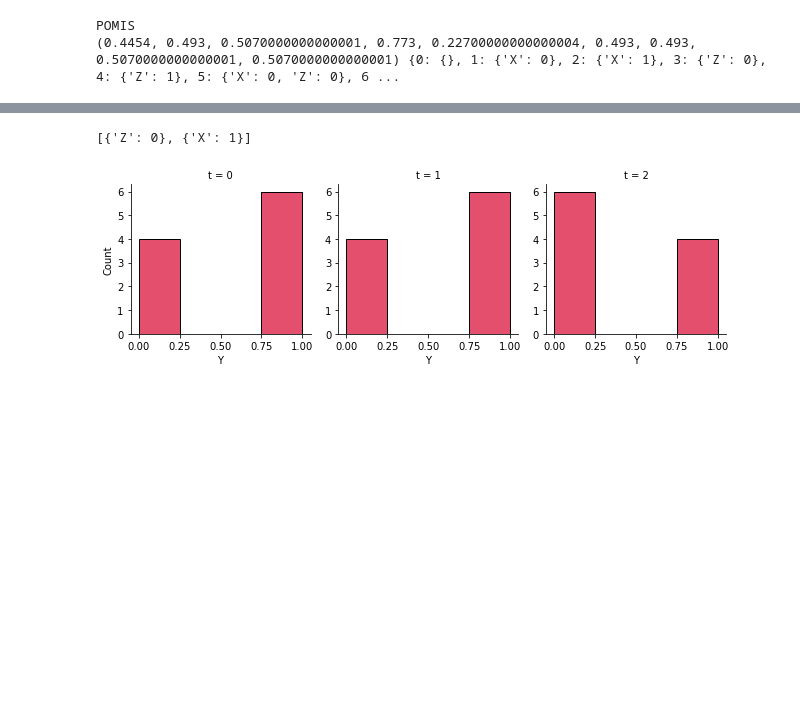
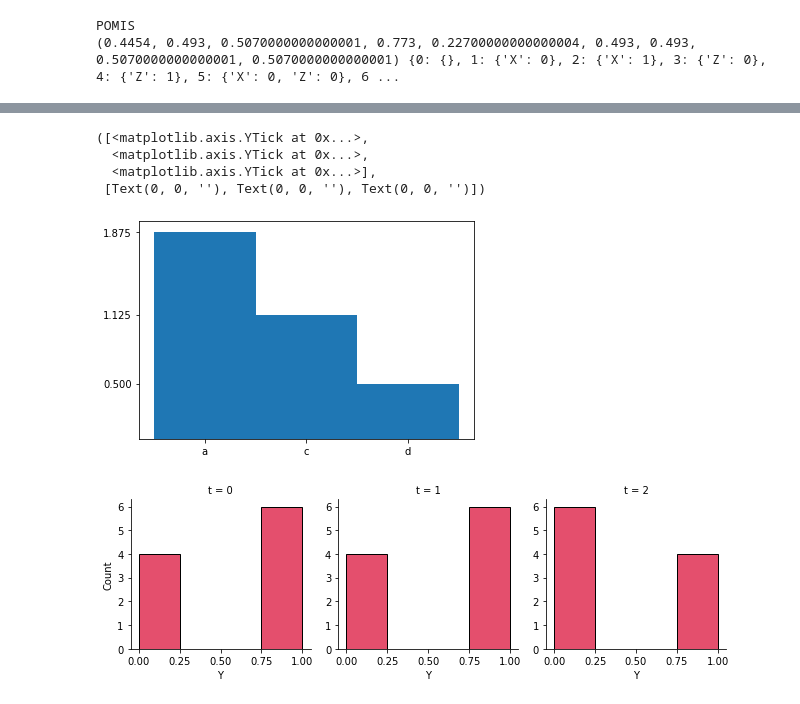
Before and after one commit to neildhir/non-stationary-causal-bandits, a Jupyter notebook: notebooks/demo.ipynb, the cells around one changed output, grey strips where cells are left out. Saved outputs shown, nothing was run; the diff lists cells and outputs as text; code cells hidden in the pictures; blank space fills up the shorter version.

Commit message:
Started making plots for workshop paper

```diff
--- a/notebooks/demo.ipynb
+++ b/notebooks/demo.ipynb
@@ -170,7 +179,21 @@ TypeError: unsupported operand type(s) for /: 'collections.defaultdict' and 'flo
-# %%
-interventions + [{"X":1}]
-# %% [output]
-[{'Z': 0}, {'X': 1}]
+# %%
+import numpy as np
+import matplotlib.pyplot as plt
+
+top=[('a',1.875),('c',1.125),('d',0.5)]
+
+labels, ys = zip(*top)
+xs = np.arange(len(labels))
+width = 1
+plt.bar(xs, ys, width, align='center')
+plt.xticks(xs, labels) #Replace default x-ticks with xs, then replace xs with labels
+plt.yticks(ys)
+# %% [output]
+([<matplotlib.axis.YTick at 0x...>,
+  <matplotlib.axis.YTick at 0x...>,
+  <matplotlib.axis.YTick at 0x...>],
+ [Text(0, 0, ''), Text(0, 0, ''), Text(0, 0, '')])
+[figure, added]
 # %%
 plot_binary_var_across_time(s,'Y')
 # %% [output]
```
Also changed, not shown: parts of 4 cells of this notebook, 3 other files.
